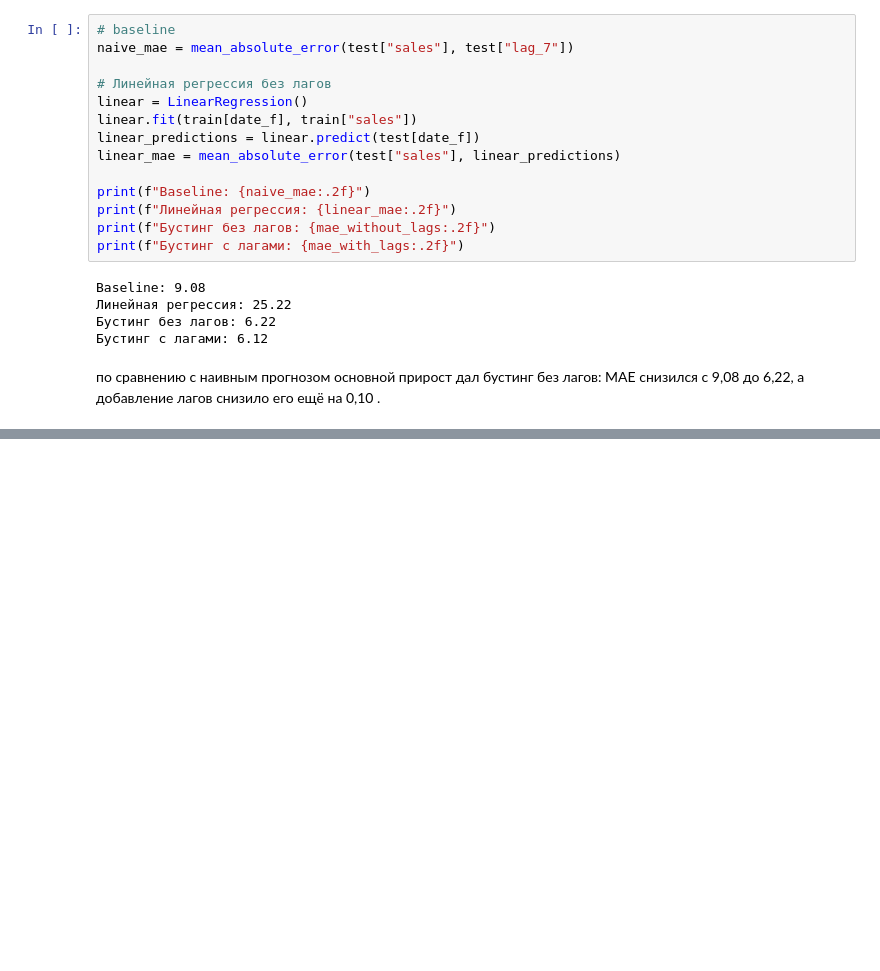
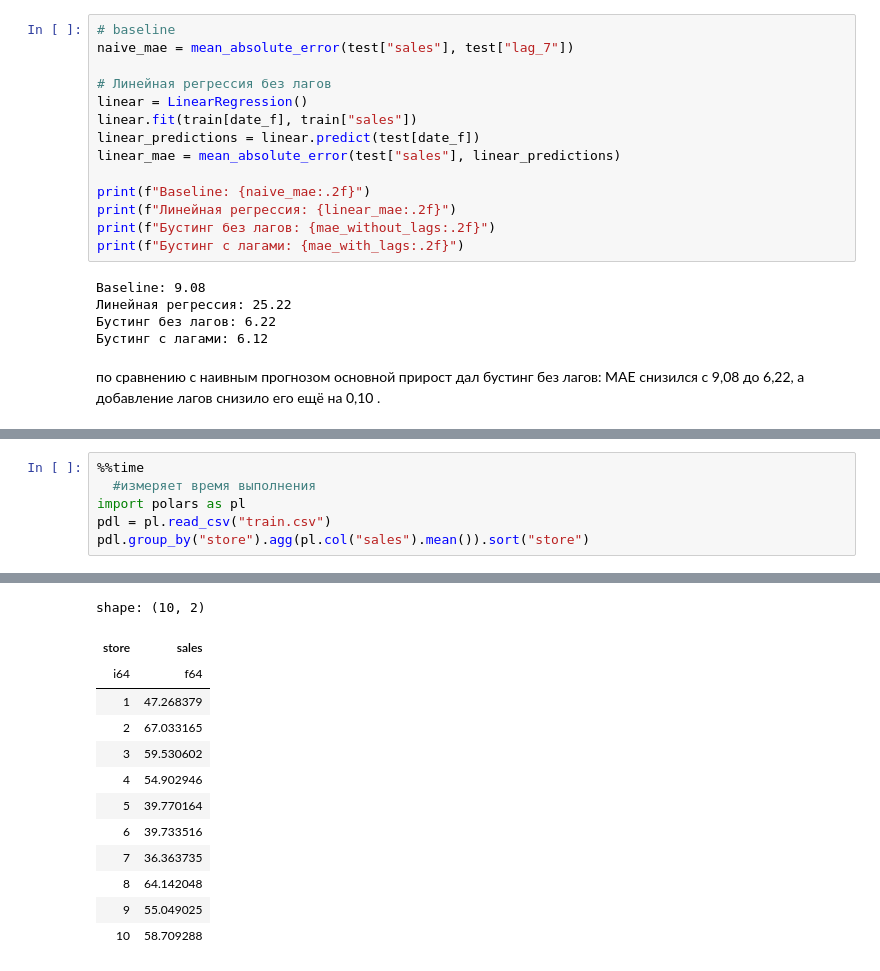
Before and after one commit to ch1rak/sales-forecasting, a Jupyter notebook: sales_forecasting.ipynb, the cells around one changed output, grey strips where cells are left out. Cells and saved outputs as stored; diff of their text form; blank space fills up the shorter version.

Commit message:
Finish sales forecasting project

```diff
--- a/sales_forecasting.ipynb
+++ b/sales_forecasting.ipynb
@@ -150,0 +173,7 @@ Baseline: 9.08
+# %%
+%%time
+  #измеряет время выполнения
+import polars as pl
+pdl = pl.read_csv("train.csv")
+pdl.group_by("store").agg(pl.col("sales").mean()).sort("store")
+# %% [output]
@@ -150,0 +182,13 @@ Baseline: 9.08
+shape: (10, 2)
+| store | sales |
+| i64 | f64 |
+| 1 | 47.268379 |
+| 2 | 67.033165 |
+| 3 | 59.530602 |
+| 4 | 54.902946 |
+| 5 | 39.770164 |
+| 6 | 39.733516 |
+| 7 | 36.363735 |
+| 8 | 64.142048 |
+| 9 | 55.049025 |
+| 10 | 58.709288 |
```
Also changed, not shown: parts of 5 cells of this notebook, 1 other file.
